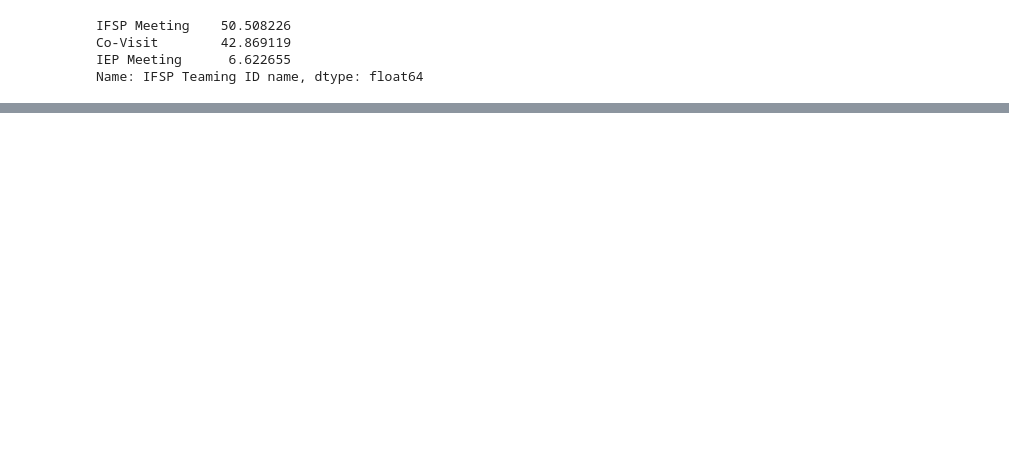
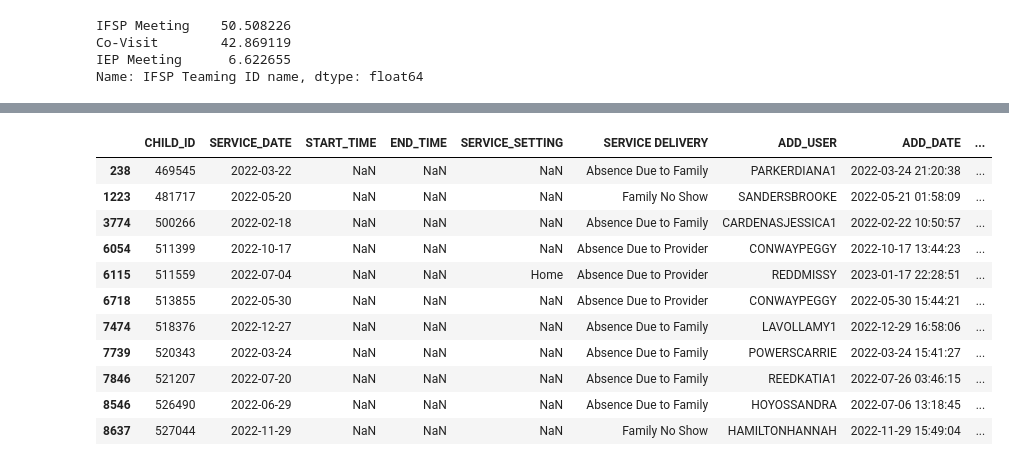
Before and after one commit to NSS-Data-Analytics-Cohort-8/teis_da8_1-new-balance-and-grill, a Jupyter notebook: notebooks/partner_project_2.ipynb, the cells around one changed output, grey strips where cells are left out. Saved outputs shown, nothing was run; the diff lists cells and outputs as text; code cells hidden in the pictures; blank space fills up the shorter version.

```diff
--- a/notebooks/partner_project_2.ipynb
+++ b/notebooks/partner_project_2.ipynb
@@ -96,0 +237,16 @@ q2_df
+# %%
+q4_df2 = compiled_ifsp_df[compiled_ifsp_df["SERVICE DELIVERY"] != 'Service Delivered']
+q4_df2
+# %% [output]
+|  | CHILD_ID | SERVICE_DATE | START_TIME | END_TIME | SERVICE_SETTING | SERVICE DELIVERY | ADD_USER | ADD_DATE | ... |
+| 238 | 469545 | 2022-03-22 | NaN | NaN | NaN | Absence Due to Family | PARKERDIANA1 | 2022-03-24 21:20:38 | ... |
+| 1223 | 481717 | 2022-05-20 | NaN | NaN | NaN | Family No Show | SANDERSBROOKE | 2022-05-21 01:58:09 | ... |
+| 3774 | 500266 | 2022-02-18 | NaN | NaN | NaN | Absence Due to Family | CARDENASJESSICA1 | 2022-02-22 10:50:57 | ... |
+| 6054 | 511399 | 2022-10-17 | NaN | NaN | NaN | Absence Due to Provider | CONWAYPEGGY | 2022-10-17 13:44:23 | ... |
+| 6115 | 511559 | 2022-07-04 | NaN | NaN | Home | Absence Due to Provider | REDDMISSY | 2023-01-17 22:28:51 | ... |
+| 6718 | 513855 | 2022-05-30 | NaN | NaN | NaN | Absence Due to Provider | CONWAYPEGGY | 2022-05-30 15:44:21 | ... |
+| 7474 | 518376 | 2022-12-27 | NaN | NaN | NaN | Absence Due to Family | LAVOLLAMY1 | 2022-12-29 16:58:06 | ... |
+| 7739 | 520343 | 2022-03-24 | NaN | NaN | NaN | Absence Due to Family | POWERSCARRIE | 2022-03-24 15:41:27 | ... |
+| 7846 | 521207 | 2022-07-20 | NaN | NaN | NaN | Absence Due to Family | REEDKATIA1 | 2022-07-26 03:46:15 | ... |
+| 8546 | 526490 | 2022-06-29 | NaN | NaN | NaN | Absence Due to Family | HOYOSSANDRA | 2022-07-06 13:18:45 | ... |
+| 8637 | 527044 | 2022-11-29 | NaN | NaN | NaN | Family No Show | HAMILTONHANNAH | 2022-11-29 15:49:04 | ... |
```
Also changed, not shown: parts of 30 cells of this notebook.
